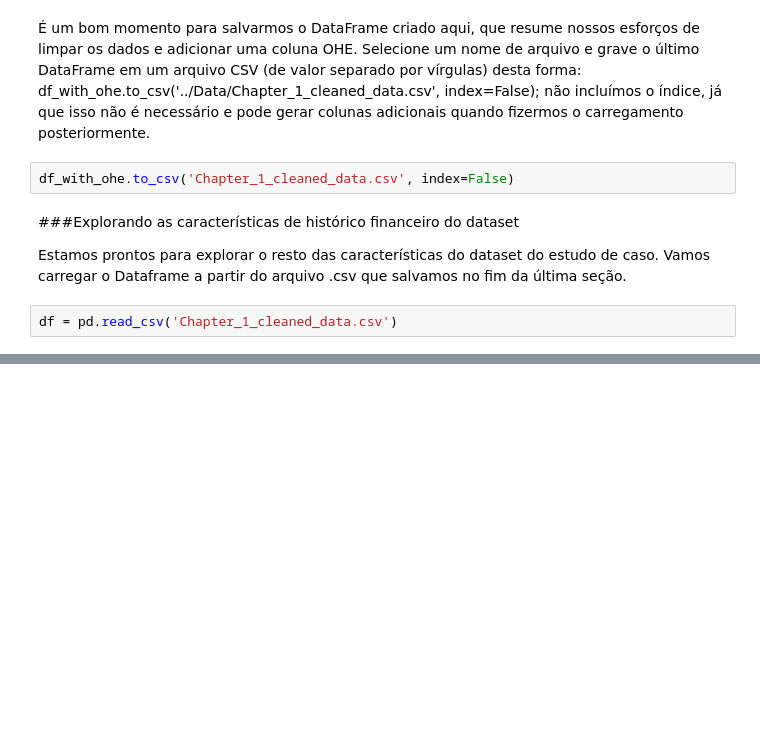
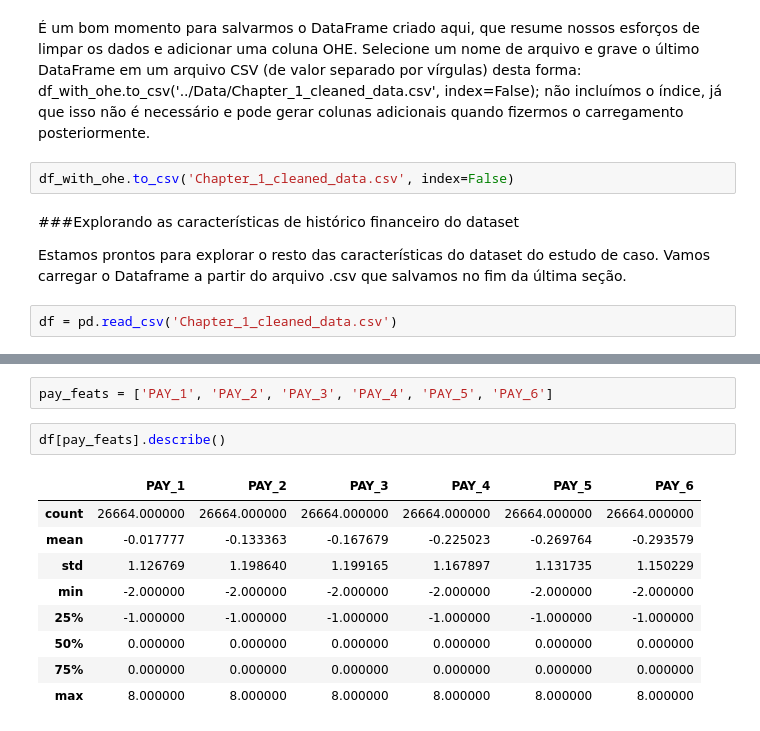
Before and after one commit to AlanSouza87/Estudos-em-Python-para-Analise-e-Ciencia-de-dados, a Jupyter notebook: Livro_Projetos_de_Ciência_de_Dados_com_Python.ipynb, the cells around one changed output, grey strips where cells are left out. Cells and saved outputs as stored; diff of their text form; blank space fills up the shorter version.

```diff
--- a/Livro_Projetos_de_Ciência_de_Dados_com_Python.ipynb
+++ b/Livro_Projetos_de_Ciência_de_Dados_com_Python.ipynb
@@ -762,0 +798,14 @@ df = pd.read_csv('Chapter_1_cleaned_data.csv')
+# %%
+pay_feats = ['PAY_1', 'PAY_2', 'PAY_3', 'PAY_4', 'PAY_5', 'PAY_6']
+# %%
+df[pay_feats].describe()
+# %% [output]
+|  | PAY_1 | PAY_2 | PAY_3 | PAY_4 | PAY_5 | PAY_6 |
+| count | 26664.000000 | 26664.000000 | 26664.000000 | 26664.000000 | 26664.000000 | 26664.000000 |
+| mean | -0.017777 | -0.133363 | -0.167679 | -0.225023 | -0.269764 | -0.293579 |
+| std | 1.126769 | 1.198640 | 1.199165 | 1.167897 | 1.131735 | 1.150229 |
+| min | -2.000000 | -2.000000 | -2.000000 | -2.000000 | -2.000000 | -2.000000 |
+| 25% | -1.000000 | -1.000000 | -1.000000 | -1.000000 | -1.000000 | -1.000000 |
+| 50% | 0.000000 | 0.000000 | 0.000000 | 0.000000 | 0.000000 | 0.000000 |
+| 75% | 0.000000 | 0.000000 | 0.000000 | 0.000000 | 0.000000 | 0.000000 |
+| max | 8.000000 | 8.000000 | 8.000000 | 8.000000 | 8.000000 | 8.000000 |
```
Also changed, not shown: parts of 9 cells of this notebook.
